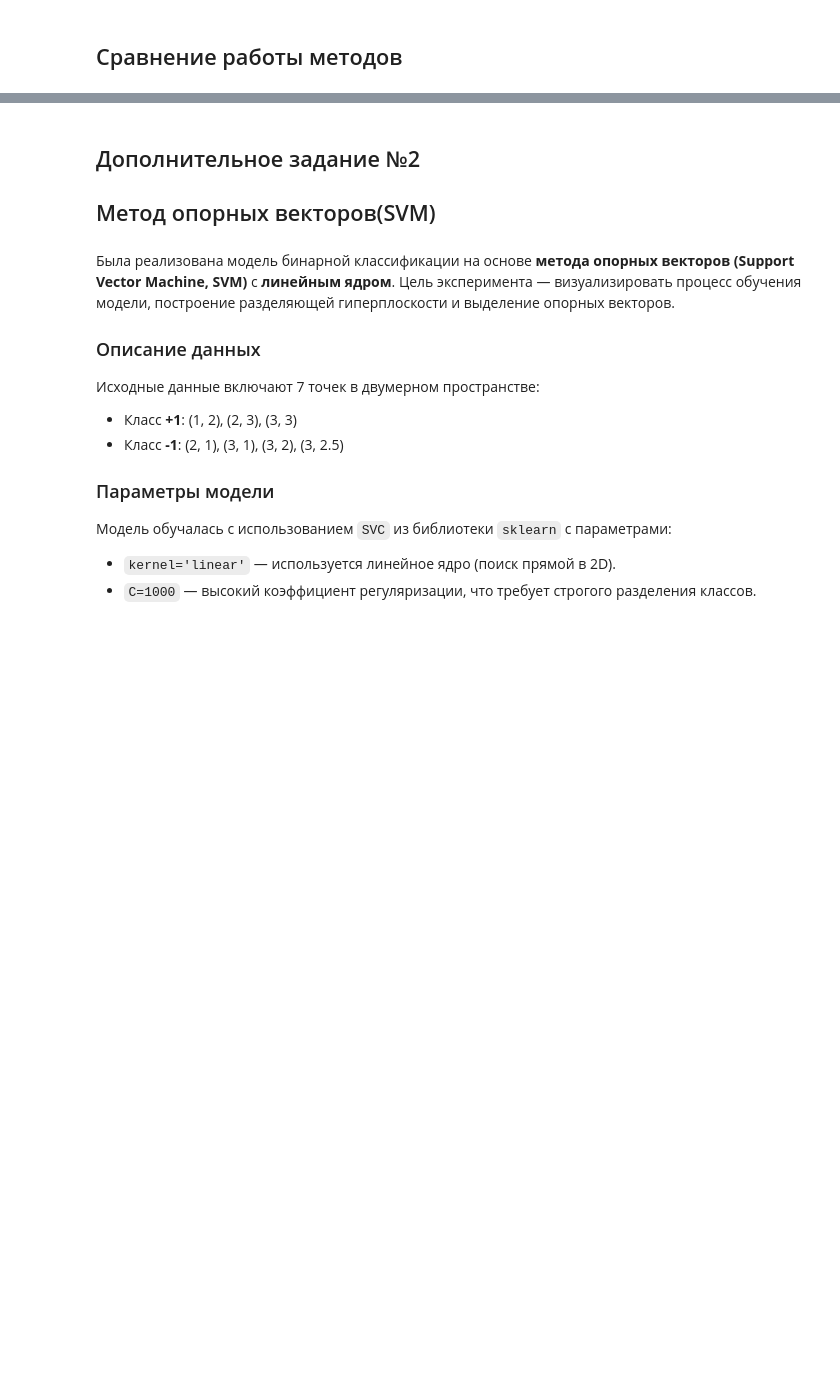
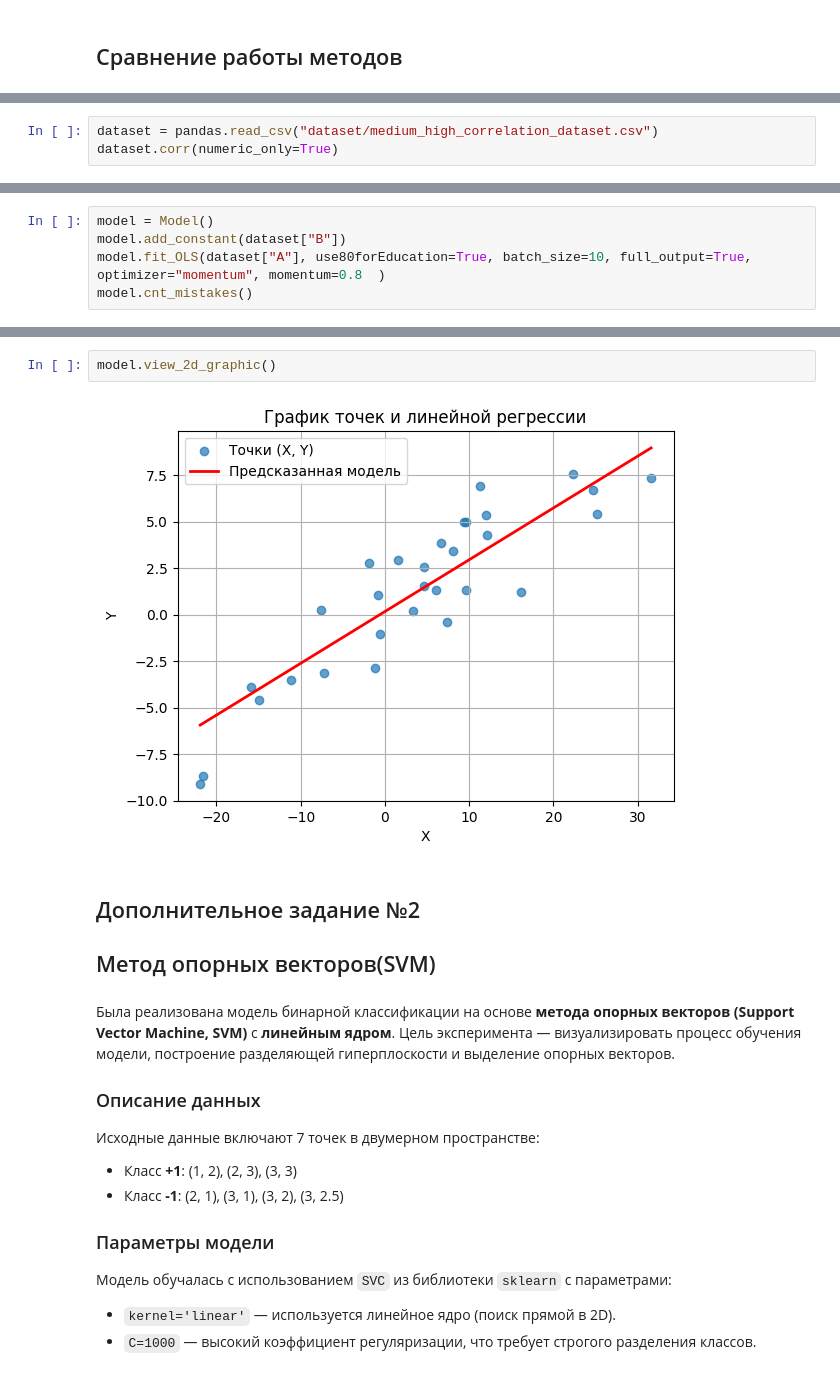
Before and after one commit to rgctlln/optimization_3, a Jupyter notebook: lab_report.ipynb, the cells around one changed output, grey strips where cells are left out. Cells and saved outputs as stored; diff of their text form; blank space fills up the shorter version.

```diff
--- a/lab_report.ipynb
+++ b/lab_report.ipynb
@@ -286,0 +579,3 @@ plt.show()
+# %%
+dataset = pandas.read_csv("dataset/medium_high_correlation_dataset.csv")
+dataset.corr(numeric_only=True)
@@ -286,0 +586,5 @@ plt.show()
+# %%
+model = Model()
+model.add_constant(dataset["B"])
+model.fit_OLS(dataset["A"], use80forEducation=True, batch_size=10, full_output=True, optimizer="momentum", momentum=0.8  )
+model.cnt_mistakes()
@@ -287,3 +627,7 @@ plt.show()
+# %%
+model.view_2d_graphic()
+# %% [output]
+[figure, added]
 # %% [markdown]
 ## Дополнительное задание №2
 ## Метод опорных векторов(SVM)
```
Also changed, not shown: parts of 21 cells of this notebook, 1 other file.
